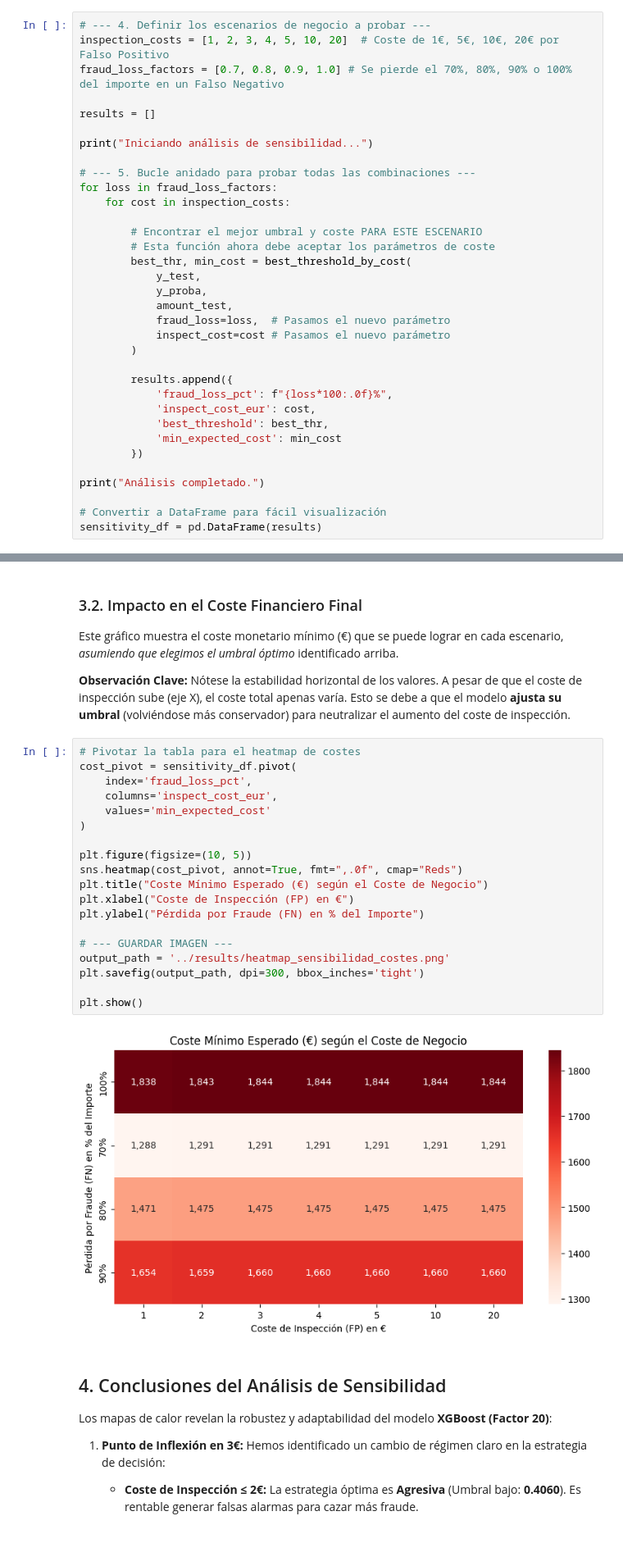
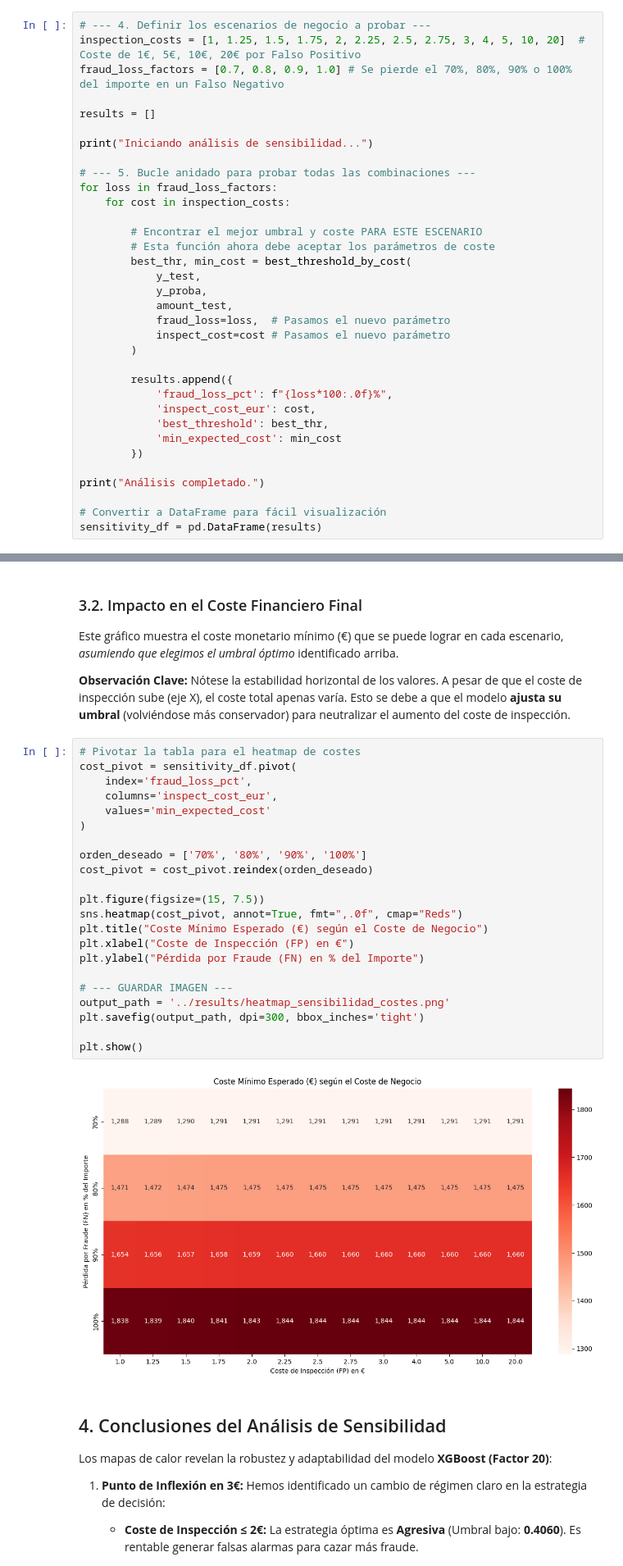
Before and after one commit to AlejandroJB18/tfg_info_deteccion_fraude, a Jupyter notebook: notebooks/analisis_sensibilidad.ipynb, the cells around one changed output, grey strips where cells are left out. Shown at 82% size. Cells and saved outputs as stored; diff of their text form; blank space fills up the shorter version.

```diff
--- a/notebooks/analisis_sensibilidad.ipynb
+++ b/notebooks/analisis_sensibilidad.ipynb
@@ -73,7 +73,7 @@ Utilizaremos las **probabilidades predichas (`y_proba`)** por ese modelo óptimo
 * **`fraud_loss` (Coste FN):** Probaremos `[70%, 80%, 90%, 100%]` del importe perdido.
 # %%
 # --- 4. Definir los escenarios de negocio a probar ---
-inspection_costs = [1, 2, 3, 4, 5, 10, 20]  # Coste de 1€, 5€, 10€, 20€ por Falso Positivo
+inspection_costs = [1, 1.25, 1.5, 1.75, 2, 2.25, 2.5, 2.75, 3, 4, 5, 10, 20]  # Coste de 1€, 5€, 10€, 20€ por Falso Positivo
 fraud_loss_factors = [0.7, 0.8, 0.9, 1.0] # Se pierde el 70%, 80%, 90% o 100% del importe en un Falso Negativo
 
 results = []
@@ -170,24 +173,27 @@ Este gráfico muestra el coste monetario mínimo (€) que se puede lograr en ca
 # %%
 # Pivotar la tabla para el heatmap de costes
 cost_pivot = sensitivity_df.pivot(
     index='fraud_loss_pct',
     columns='inspect_cost_eur',
     values='min_expected_cost'
 )
 
-plt.figure(figsize=(10, 5))
+orden_deseado = ['70%', '80%', '90%', '100%']
+cost_pivot = cost_pivot.reindex(orden_deseado)
+
+plt.figure(figsize=(15, 7.5))
 sns.heatmap(cost_pivot, annot=True, fmt=",.0f", cmap="Reds")
 plt.title("Coste Mínimo Esperado (€) según el Coste de Negocio")
 plt.xlabel("Coste de Inspección (FP) en €")
 plt.ylabel("Pérdida por Fraude (FN) en % del Importe")
 
 # --- GUARDAR IMAGEN ---
 output_path = '../results/heatmap_sensibilidad_costes.png'
 plt.savefig(output_path, dpi=300, bbox_inches='tight')
 
 plt.show()
 # %% [output]
-[figure, old version]
+[figure, new version]
 # %% [markdown]
 ## 4. Conclusiones del Análisis de Sensibilidad
 
```
Also changed, not shown: parts of 1 cell of this notebook, 4 other files.
